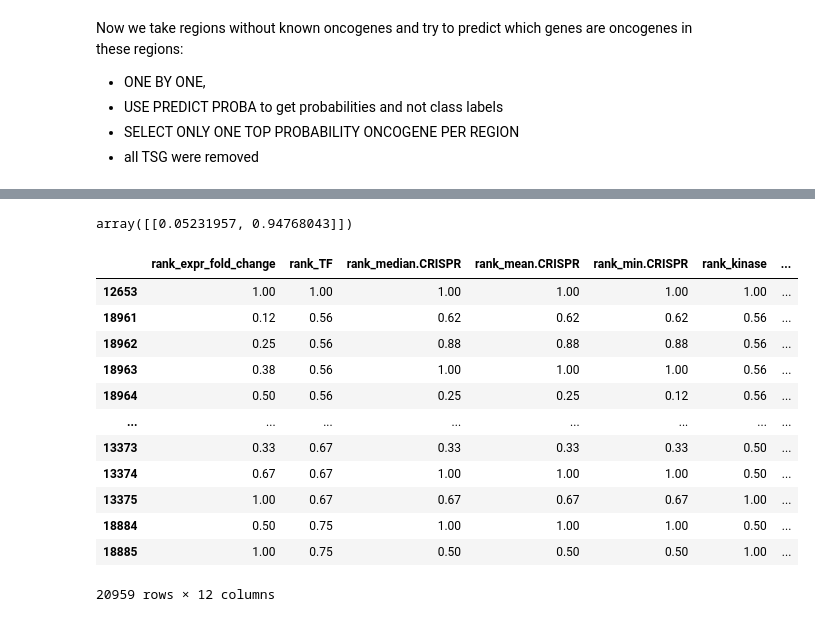
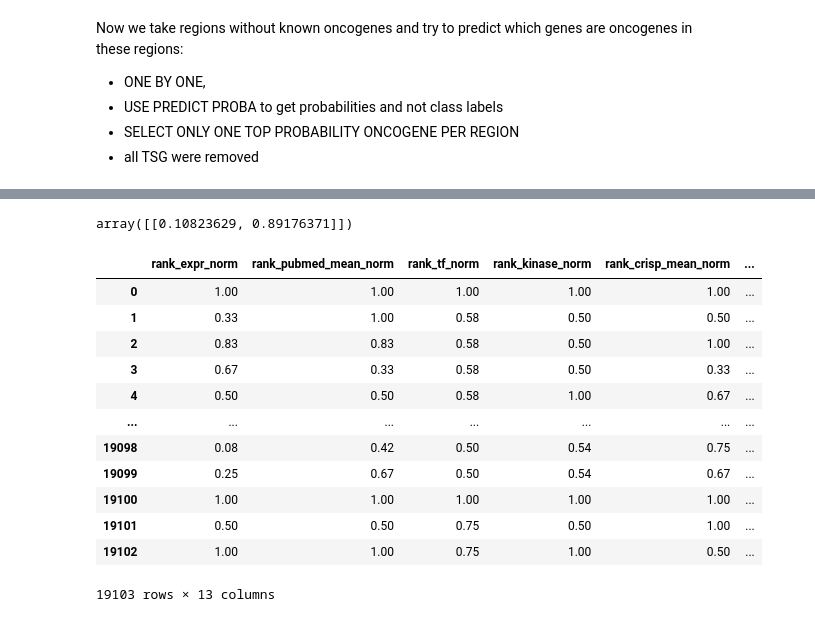
Before and after one commit to yvolko/Cancer_drivers_2024, a Jupyter notebook: Code/Prediction_models/RandomForestClassifier/Random_forest_classifier.ipynb, the cells around one changed output, grey strips where cells are left out. Cells and saved outputs as stored; diff of their text form; code cells hidden in the pictures.

```diff
--- a/Code/Prediction_models/RandomForestClassifier/Random_forest_classifier.ipynb
+++ b/Code/Prediction_models/RandomForestClassifier/Random_forest_classifier.ipynb
@@ -60,7 +68,7 @@ data.shape
 # %% [markdown]
 Split data into train and test
 # %%
-X_train, X_test, y_train, y_test = train_test_split(data.iloc[:, 1:], data["is_oncogene"], test_size=0.20, random_state=42, stratify=data["is_oncogene"])
+X_train, X_test, y_train, y_test = train_test_split(data.iloc[:, :-1], data["is_oncogene"], test_size=0.20, random_state=42, stratify=data["is_oncogene"])
 # %%
 clf = RandomForestClassifier(n_estimators=100, max_depth=3, random_state=42)
 clf.fit(X_train, y_train)
@@ -107,18 +112,0 @@ Try to test multiple max_depth and n_estimators parameters in cross validation.
-# %%
-max_depth_values = [3, 5, 7, 10, None]
-n_estimators_values = [50, 100, 150]
-cv_scores = {}
-
-# Loop through each max_depth and n_estimators values
-for max_depth in max_depth_values:
-    for n_estim in n_estimators_values:
-        # Create a random forest classifier with the current max_depth value
-        clf = RandomForestClassifier(n_estimators=n_estim, max_depth=max_depth, random_state=42)
-
-        # Perform 5-fold cross-validation and compute the mean score
-        scores = cross_val_score(clf, X_train, y_train, cv=5)
-        cv_scores[(max_depth, n_estim)] = np.mean(scores)
-
-# Print the mean cross-validation scores for each max_depth and n_estim
-for (max_depth, n_estim), score in cv_scores.items():
-    print(f"Max Depth: {max_depth}, N trees: {n_estim}, Mean CV Score: {score:.4f}")
@@ -186,7 +196,7 @@ Now we take regions without known oncogenes and try to predict which genes are o
 - SELECT ONLY ONE TOP PROBABILITY ONCOGENE PER REGION
 - all TSG were removed
 # %%
-new_data = pd.read_csv("Selection_of_regions_without_known_oncognes.csv")
+new_data = pd.read_csv("Selection_of_regions_for_ML_without_known_oncogenes.csv")
 # %%
 new_data.shape
 # %% [output]
@@ -194,5 +204,5 @@ new_data.shape
 # %%
-data_to_predict = new_data.iloc[:, 8:]
+data_to_predict = new_data.iloc[:, 3:]
 # %%
 data_to_predict.head()
 # %% [output]
@@ -217,38 +227,38 @@ len(all_predictions)
-# %%
-all_predictions[0]
-# %% [output]
-array([[0.05231957, 0.94768043]])
+# %%
+all_predictions[0]
+# %% [output]
+array([[0.10823629, 0.89176371]])
 # %%
 import warnings
 
 
 warnings.filterwarnings('ignore')
 
 final_df =  data_to_predict[data_to_predict["group_num"] == 1]
 final_df["prob_of_onco"] = all_predictions[0].T[1]
 
-for i in range(2, 3524):
+for i in range(2, 3347):
     cur_df = data_to_predict[data_to_predict["group_num"] == i]
     onco_col = all_predictions[i-1].T[1]
     cur_df["prob_of_onco"] = onco_col
     final_df = pd.concat([final_df, cur_df])
 
 
 final_df
 # %% [output]
-|  | rank_expr_fold_change | rank_TF | rank_median.CRISPR | rank_mean.CRISPR | rank_min.CRISPR | rank_kinase | ... |
-| 12653 | 1.00 | 1.00 | 1.00 | 1.00 | 1.00 | 1.00 | ... |
-| 18961 | 0.12 | 0.56 | 0.62 | 0.62 | 0.62 | 0.56 | ... |
-| 18962 | 0.25 | 0.56 | 0.88 | 0.88 | 0.88 | 0.56 | ... |
-| 18963 | 0.38 | 0.56 | 1.00 | 1.00 | 1.00 | 0.56 | ... |
-| 18964 | 0.50 | 0.56 | 0.25 | 0.25 | 0.12 | 0.56 | ... |
-| ... | ... | ... | ... | ... | ... | ... | ... |
-| 13373 | 0.33 | 0.67 | 0.33 | 0.33 | 0.33 | 0.50 | ... |
-| 13374 | 0.67 | 0.67 | 1.00 | 1.00 | 1.00 | 0.50 | ... |
-| 13375 | 1.00 | 0.67 | 0.67 | 0.67 | 0.67 | 1.00 | ... |
-| 18884 | 0.50 | 0.75 | 1.00 | 1.00 | 1.00 | 0.50 | ... |
-| 18885 | 1.00 | 0.75 | 0.50 | 0.50 | 0.50 | 1.00 | ... |
+|  | rank_expr_norm | rank_pubmed_mean_norm | rank_tf_norm | rank_kinase_norm | rank_crisp_mean_norm | ... |
+| 0 | 1.00 | 1.00 | 1.00 | 1.00 | 1.00 | ... |
+| 1 | 0.33 | 1.00 | 0.58 | 0.50 | 0.50 | ... |
+| 2 | 0.83 | 0.83 | 0.58 | 0.50 | 1.00 | ... |
+| 3 | 0.67 | 0.33 | 0.58 | 0.50 | 0.33 | ... |
+| 4 | 0.50 | 0.50 | 0.58 | 1.00 | 0.67 | ... |
+| ... | ... | ... | ... | ... | ... | ... |
+| 19098 | 0.08 | 0.42 | 0.50 | 0.54 | 0.75 | ... |
+| 19099 | 0.25 | 0.67 | 0.50 | 0.54 | 0.67 | ... |
+| 19100 | 1.00 | 1.00 | 1.00 | 1.00 | 1.00 | ... |
+| 19101 | 0.50 | 0.50 | 0.75 | 0.50 | 1.00 | ... |
+| 19102 | 1.00 | 1.00 | 0.75 | 1.00 | 0.50 | ... |
-20959 rows × 12 columns
+19103 rows × 13 columns
 # %%
 final_df["prob_of_onco"] = final_df["prob_of_onco"].round(4)
 # %%
```
Also changed, not shown: parts of 30 cells of this notebook, 2 other files.
